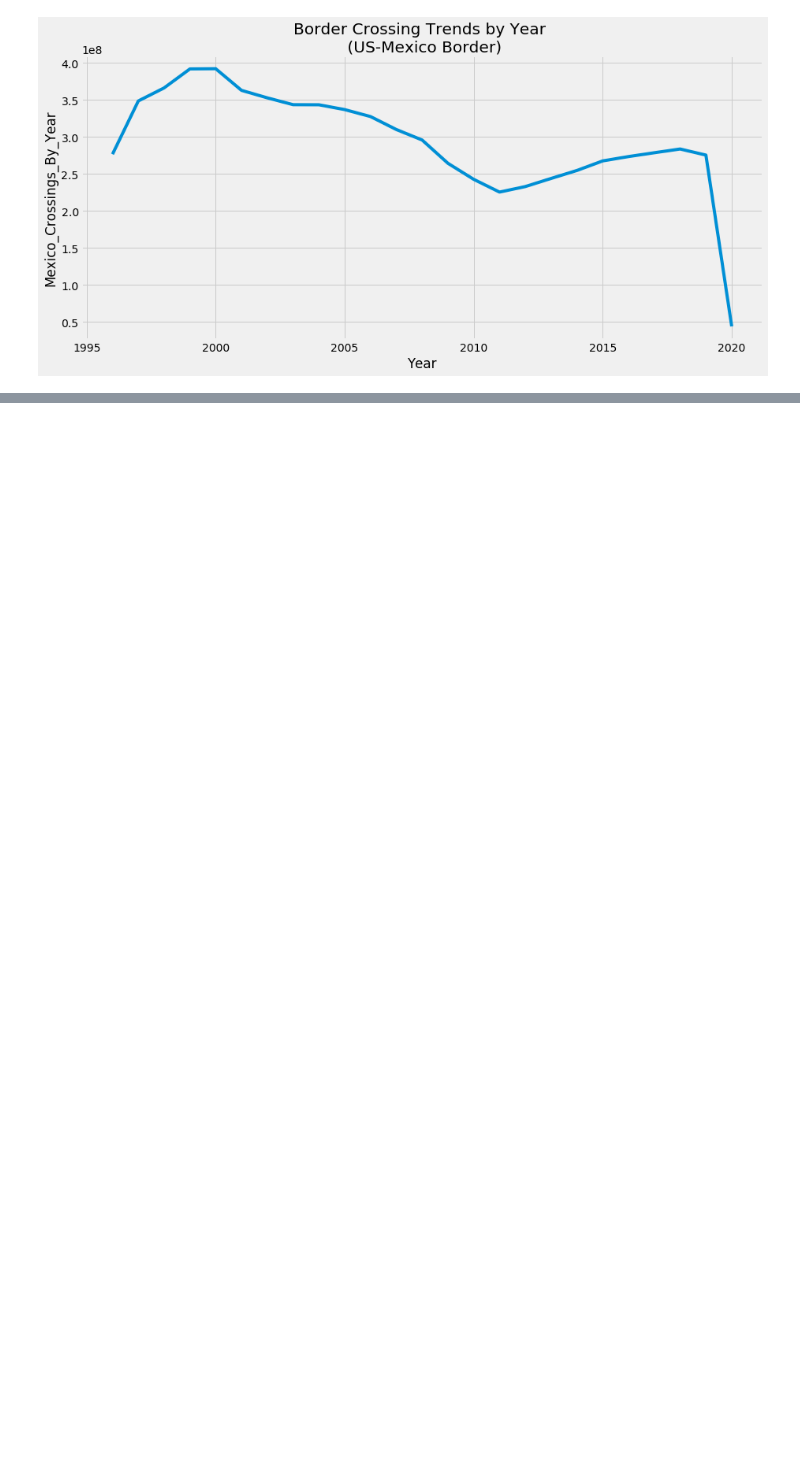
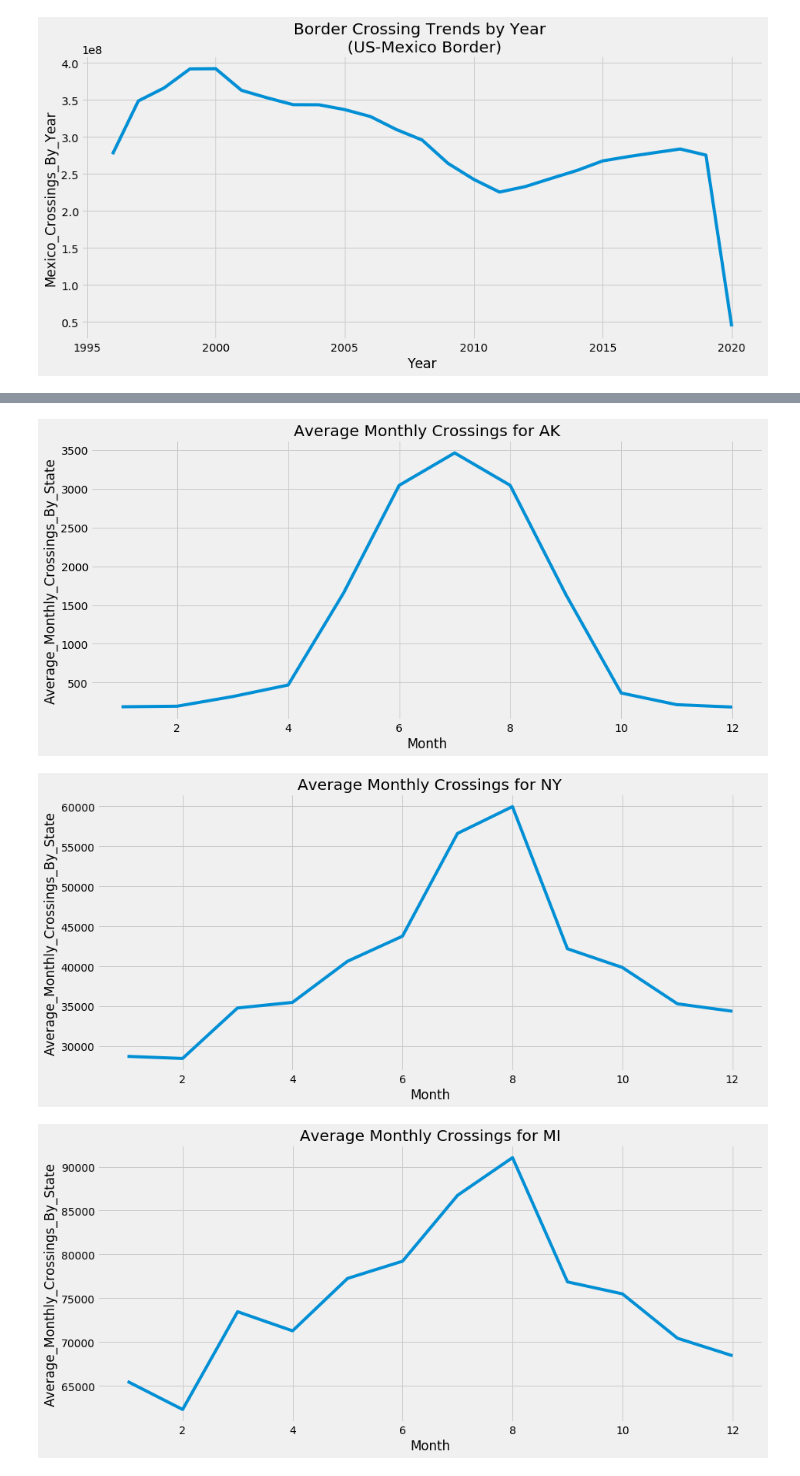
Before and after one commit to michaelbeebe123/us_border_crossings, a Jupyter notebook: border_crossings.ipynb, the cells around one changed output, grey strips where cells are left out. Cells and saved outputs as stored; diff of their text form; code cells hidden in the pictures; blank space fills up the shorter version.

```diff
--- a/border_crossings.ipynb
+++ b/border_crossings.ipynb
@@ -357,0 +464,5 @@ plt.show()
+# %%
+df2['Average_Monthly_Crossings_By_State']  = \
+    df2.groupby(['State', 'Month'])['Crossings'].transform('mean')
+
+df2[['State', 'Month', 'Average_Monthly_Crossings_By_State']]
@@ -357,0 +483,19 @@ plt.show()
+# %%
+for i in df2['State'].unique():
+    if str(i) == 'OH':
+        pass
+    else:
+        fig = plt.figure(figsize=(12, 5))
+        ax = fig.add_axes([0,0,1,1])
+        sns.lineplot(
+            x=df2['Month'],
+            y=df2.loc[df2['State'] == str(i)]['Average_Monthly_Crossings_By_State'],
+            ax=ax
+        )
+        plt.title(f'Average Monthly Crossings for {i}')
+        plt.tight_layout()
+        plt.show()
+# %% [output]
+[figure, added]
+[figure, added]
+[figure, added]
```
Also changed, not shown: parts of 20 cells of this notebook, 1 other file.
